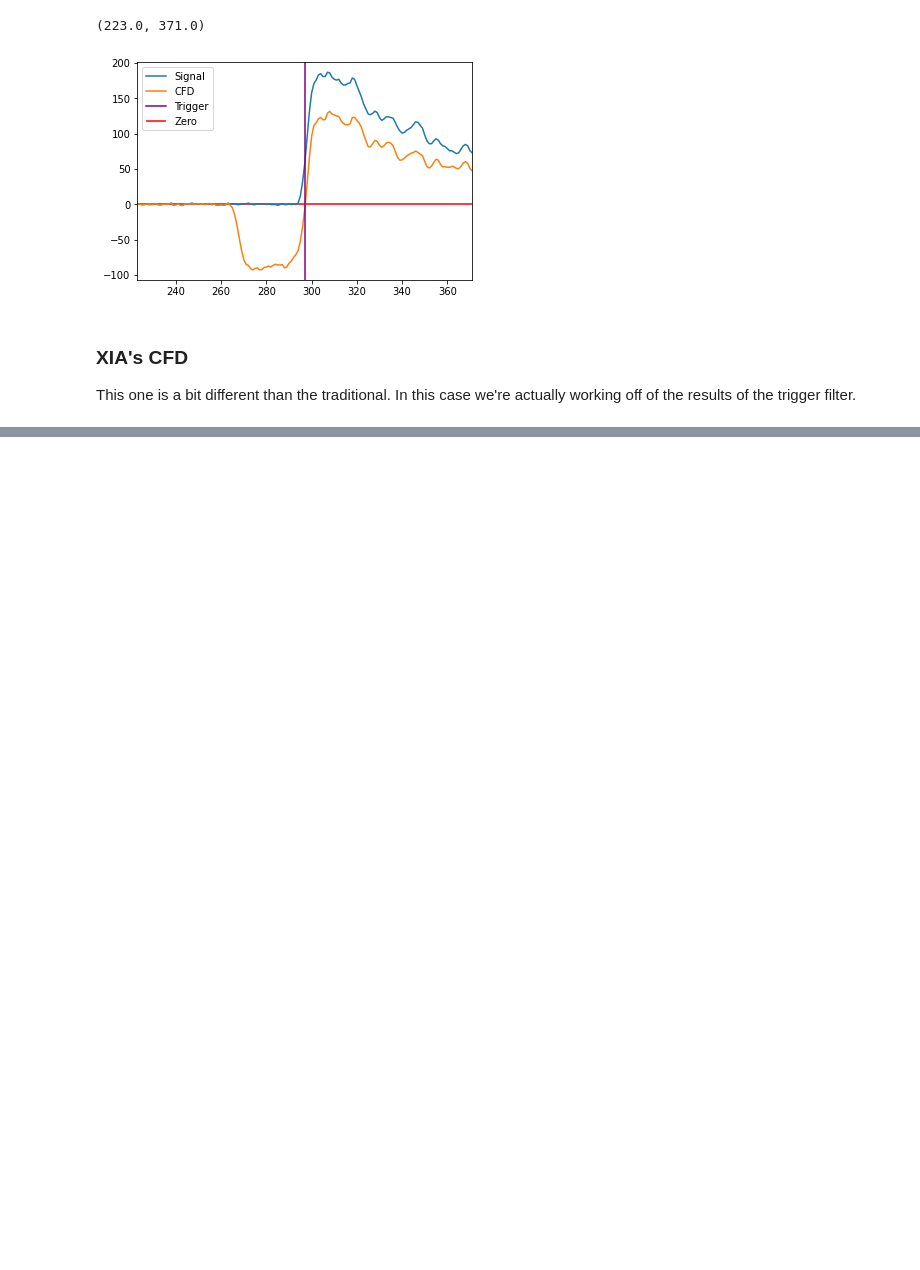
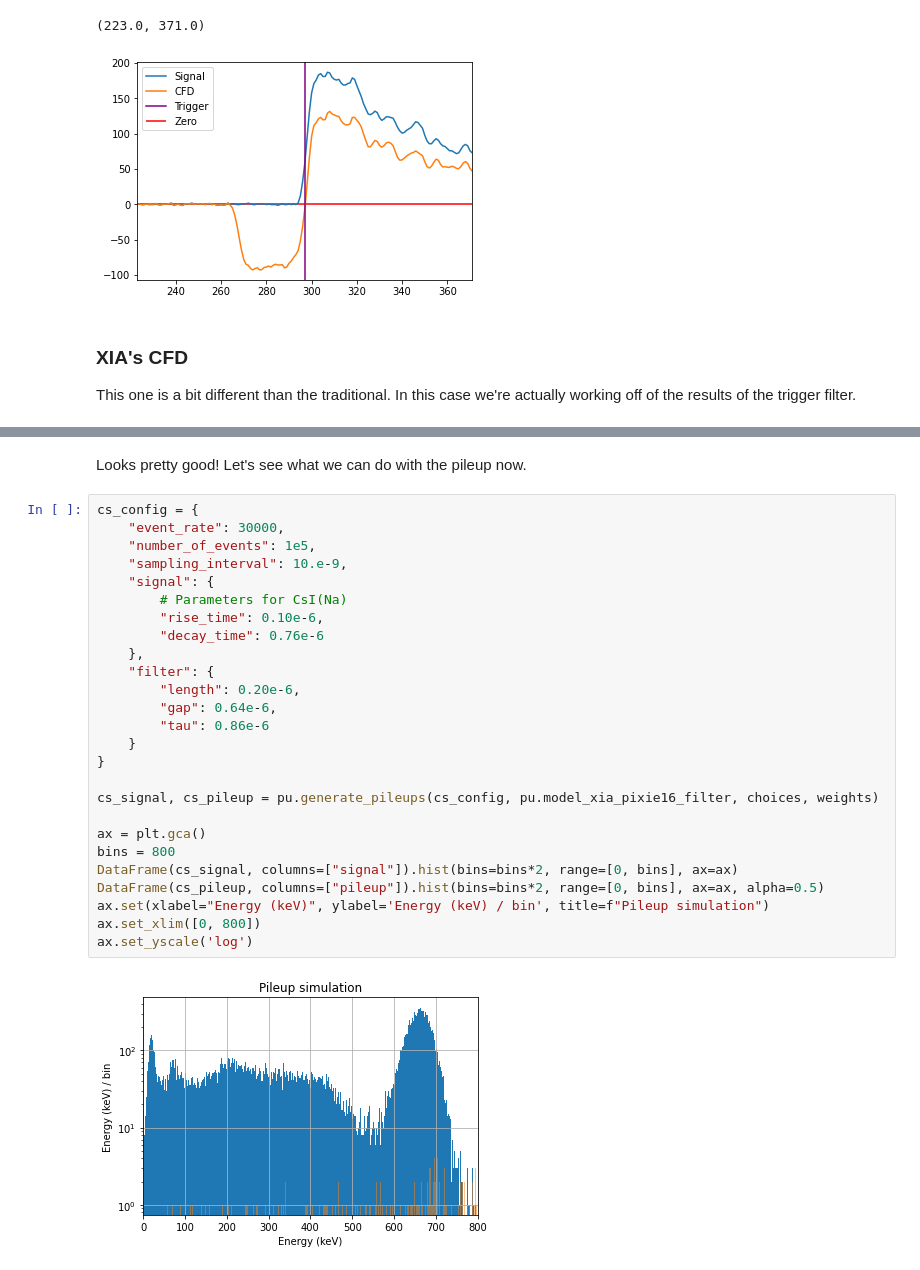
Before and after one commit to spaulaus/dsp_toolkit, a Jupyter notebook: docs/demo.ipynb, the cells around one changed output, grey strips where cells are left out. Drawn from its saved outputs; the diff is of its cells as text; blank space fills up the shorter version.

```diff
--- a/docs/demo.ipynb
+++ b/docs/demo.ipynb
@@ -168,0 +243,30 @@ ax.set_xlim([round(0.75 * xia_trigger), round(1.25 * xia_trigger)])
+# %% [markdown]
+Looks pretty good! Let's see what we can do with the pileup now.
+# %%
+cs_config = {
+    "event_rate": 30000,
+    "number_of_events": 1e5,
+    "sampling_interval": 10.e-9,
+    "signal": {
+        # Parameters for CsI(Na)
+        "rise_time": 0.10e-6,
+        "decay_time": 0.76e-6
+    },
+    "filter": {
+        "length": 0.20e-6,
+        "gap": 0.64e-6,
+        "tau": 0.86e-6
+    }
+}
+
+cs_signal, cs_pileup = pu.generate_pileups(cs_config, pu.model_xia_pixie16_filter, choices, weights)
+
+ax = plt.gca()
+bins = 800
+DataFrame(cs_signal, columns=["signal"]).hist(bins=bins*2, range=[0, bins], ax=ax)
+DataFrame(cs_pileup, columns=["pileup"]).hist(bins=bins*2, range=[0, bins], ax=ax, alpha=0.5)
+ax.set(xlabel="Energy (keV)", ylabel='Energy (keV) / bin', title=f"Pileup simulation")
+ax.set_xlim([0, 800])
+ax.set_yscale('log')
+# %% [output]
+[figure, added]
```
Also changed, not shown: parts of 13 cells of this notebook.
